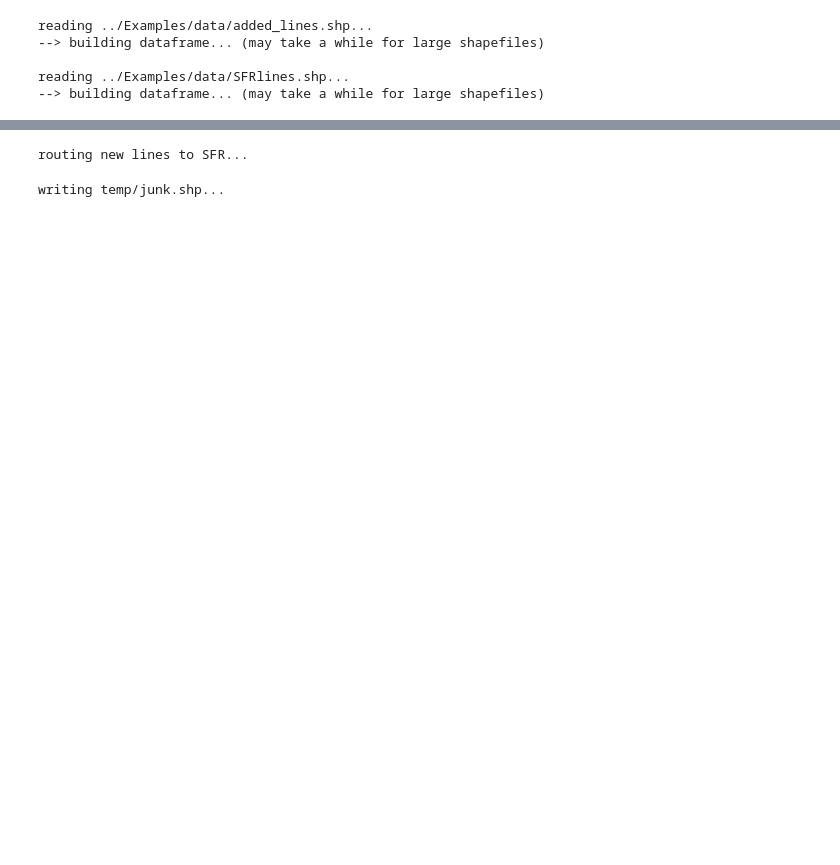
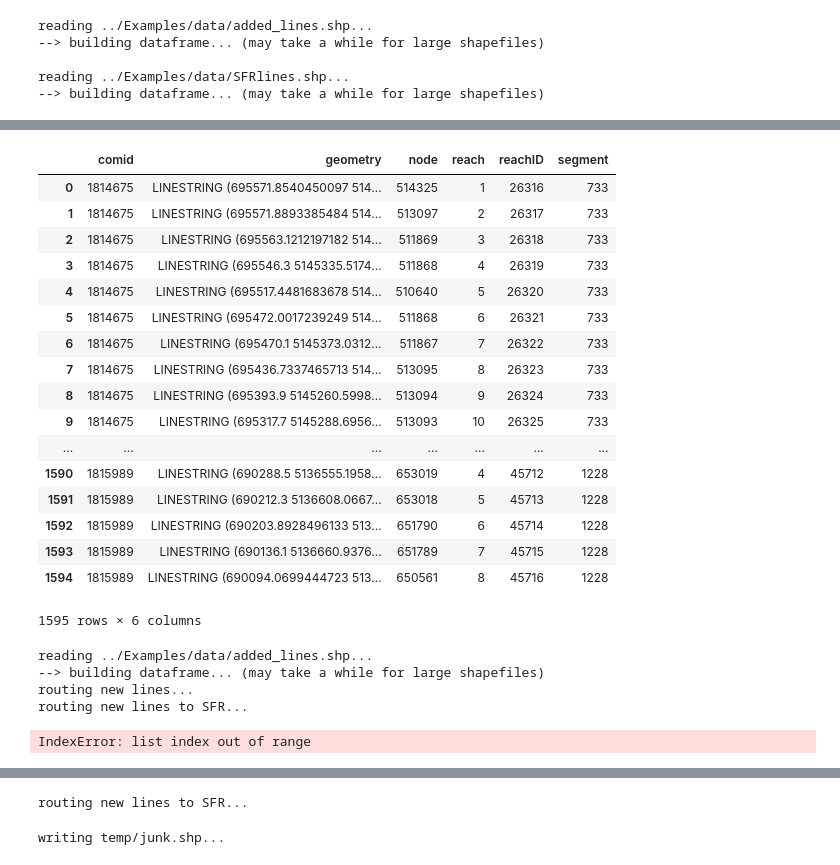
Before and after one commit to DOI-USGS/sfrmaker, a Jupyter notebook: Notebooks/addLines.ipynb, the cells around one changed output, grey strips where cells are left out. Drawn from its saved outputs; the diff is of its cells as text; code cells hidden in the pictures; blank space fills up the shorter version.

```diff
--- a/Notebooks/addLines.ipynb
+++ b/Notebooks/addLines.ipynb
@@ -22,3 +101,24 @@ reading ../Examples/data/SFRlines.shp...
+# %%
+sfr
+# %% [output]
+|  | comid | geometry | node | reach | reachID | segment |
+| 0 | 1814675 | LINESTRING (695571.8540450097 514... | 514325 | 1 | 26316 | 733 |
+| 1 | 1814675 | LINESTRING (695571.8893385484 514... | 513097 | 2 | 26317 | 733 |
+| 2 | 1814675 | LINESTRING (695563.1212197182 514... | 511869 | 3 | 26318 | 733 |
+| 3 | 1814675 | LINESTRING (695546.3 5145335.5174... | 511868 | 4 | 26319 | 733 |
+| 4 | 1814675 | LINESTRING (695517.4481683678 514... | 510640 | 5 | 26320 | 733 |
+| 5 | 1814675 | LINESTRING (695472.0017239249 514... | 511868 | 6 | 26321 | 733 |
+| 6 | 1814675 | LINESTRING (695470.1 5145373.0312... | 511867 | 7 | 26322 | 733 |
+| 7 | 1814675 | LINESTRING (695436.7337465713 514... | 513095 | 8 | 26323 | 733 |
+| 8 | 1814675 | LINESTRING (695393.9 5145260.5998... | 513094 | 9 | 26324 | 733 |
+| 9 | 1814675 | LINESTRING (695317.7 5145288.6956... | 513093 | 10 | 26325 | 733 |
+| ... | ... | ... | ... | ... | ... | ... |
+| 1590 | 1815989 | LINESTRING (690288.5 5136555.1958... | 653019 | 4 | 45712 | 1228 |
+| 1591 | 1815989 | LINESTRING (690212.3 5136608.0667... | 653018 | 5 | 45713 | 1228 |
+| 1592 | 1815989 | LINESTRING (690203.8928496133 513... | 651790 | 6 | 45714 | 1228 |
+| 1593 | 1815989 | LINESTRING (690136.1 5136660.9376... | 651789 | 7 | 45715 | 1228 |
+| 1594 | 1815989 | LINESTRING (690094.0699444723 513... | 650561 | 8 | 45716 | 1228 |
+1595 rows × 6 columns
 # %%
 start_cds = [(g.xy[0][0], g.xy[1][0]) for g in nl.geometry]
 end_cds = [(g.xy[0][-1], g.xy[1][-1]) for g in nl.geometry]
@@ -35,0 +249,18 @@ nl['outseg'] = 0
+# %%
+trim_buffer=20
+lns = lines(newlines)
+lns.get_end_elevs_from_dem(dem)
+lns.route_lines_by_proximity()
+lns.route_lines_to_sfr(sfr, route2reach1=False)
+outletlinegeoms = [g for g in lns.df.geometry[is_outlet]]
+diffs = [g.difference(Point(g.coords[-1]).buffer(trim_buffer)) for g in outletlinegeoms]
+newgeoms = [LineString(list(g.coords) + [sfr_start_cds[i]]) if g.length > 0 else
+            LineString([outletlinegeoms[i].coords[0], sfr_start_cds[i]]) for i, g in enumerate(diffs)]
+
+lns.df.loc[is_outlet, 'geometry'] = newgeoms
+# %% [output]
+reading ../Examples/data/added_lines.shp...
+--> building dataframe... (may take a while for large shapefiles)
+routing new lines...
+routing new lines to SFR...
+IndexError: list index out of range
```
Also changed, not shown: parts of 16 cells of this notebook, 5 other files.
